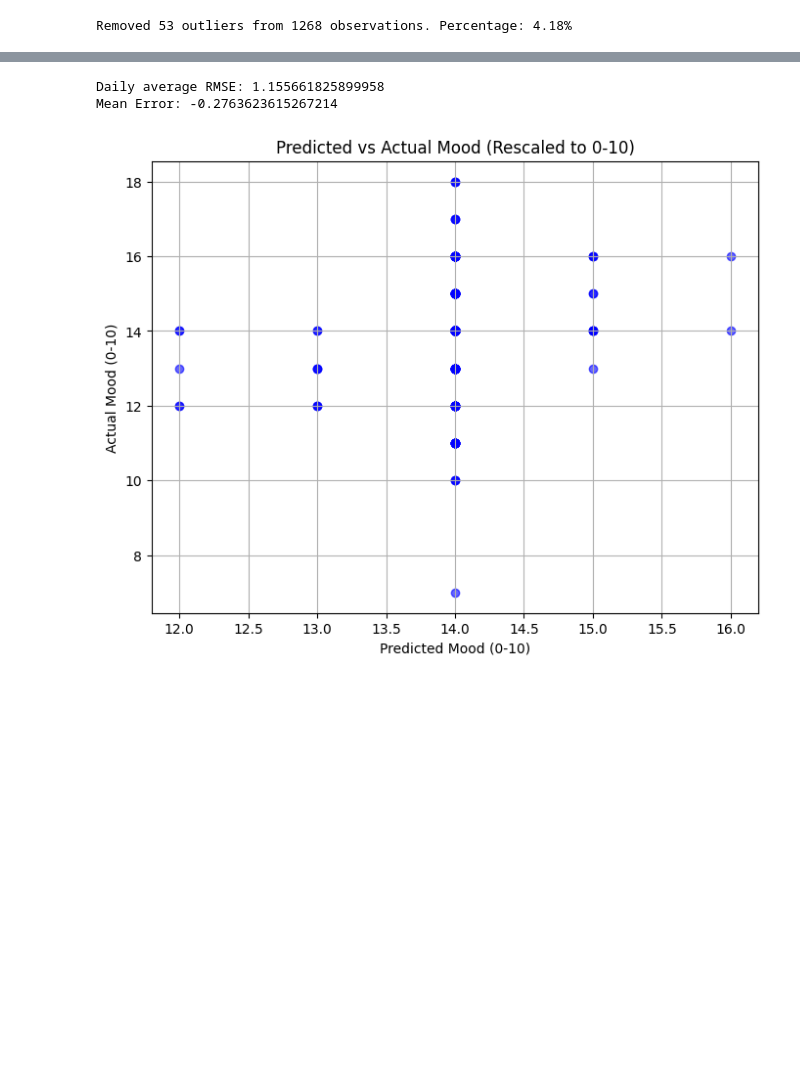
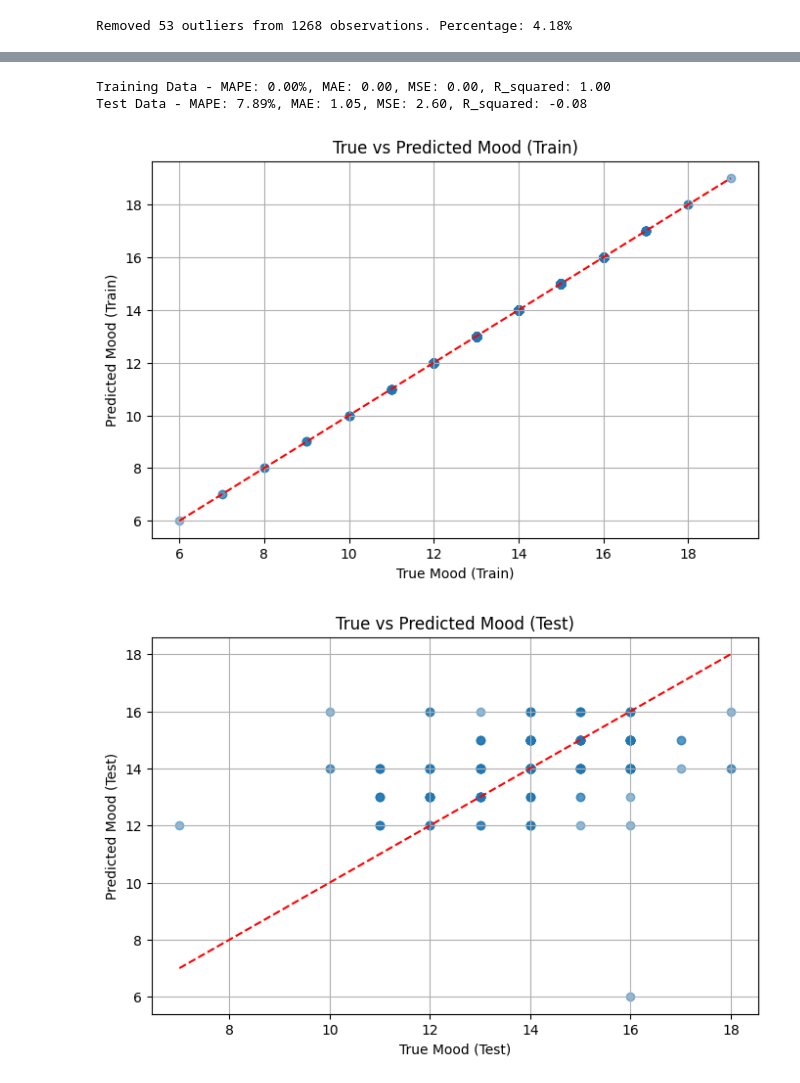
Before and after one commit to Rikvandijk1209/DataMiningTechniquesA1, a Jupyter notebook: notebooks/RF_classification.ipynb, the cells around one changed output, grey strips where cells are left out. Cells and saved outputs as stored; diff of their text form; code cells hidden in the pictures; blank space fills up the shorter version.

```diff
--- a/notebooks/RF_classification.ipynb
+++ b/notebooks/RF_classification.ipynb
@@ -103,0 +90,26 @@ Validation Report:
+# %%
+# Grid search for parameter tuning
+
+from sklearn.model_selection import GridSearchCV
+from sklearn.ensemble import RandomForestClassifier
+
+# Define the model
+model = RandomForestClassifier(random_state=42)
+
+# Set up the parameter grid
+param_grid = {
+    'n_estimators': [100, 200],
+    'max_depth': [10, 20],
+    'min_samples_split': [2, 5],
+    'min_samples_leaf': [1, 2],
+    'max_features': ['sqrt', 'log2']
+}
+
+# Initialize GridSearchCV
+grid_search = GridSearchCV(estimator=model, param_grid=param_grid, cv=5, n_jobs=-1, verbose=2)
+
+# Fit the model
+grid_search.fit(X_train, y_train)
+
+# Display the best parameters
+print("Best parameters found: ", grid_search.best_params_)
@@ -104,10 +189,7 @@ Validation Report:
 # %%
-rmse, mean_error = model.evaluate_daily_average_performance(y_val, val_preds, dates_val)
-print("Daily average RMSE:", rmse)
-print("Mean Error:", mean_error)
-
-plot_predicted_vs_actual(y_val, val_preds)
+plot_rf_predictions(train_actuals, train_predictions, test_actuals, test_predictions)
 # %% [output]
-Daily average RMSE: 1.155661825899958
-Mean Error: -0.2763623615267214
+Training Data - MAPE: 0.00%, MAE: 0.00, MSE: 0.00, R_squared: 1.00
+Test Data - MAPE: 7.89%, MAE: 1.05, MSE: 2.60, R_squared: -0.08
-[figure, old version]
+[figure, new version]
+[figure, added]
```
Also changed, not shown: parts of 5 cells of this notebook.
